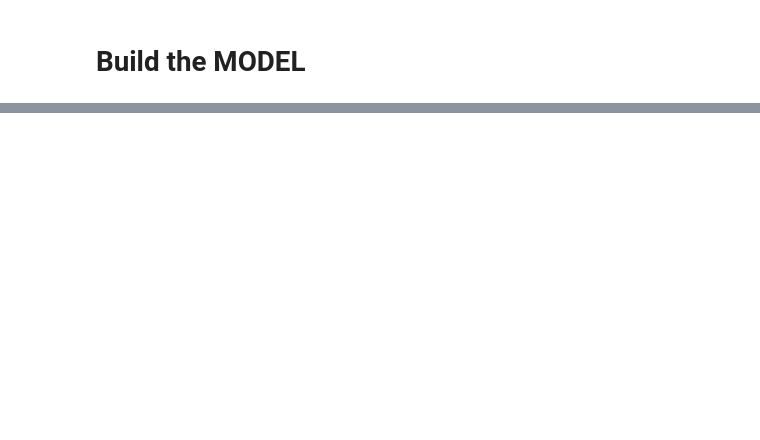
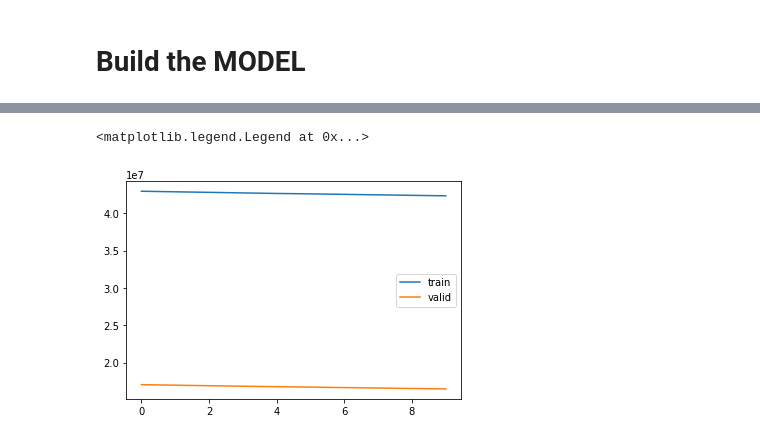
Before and after one commit to soniclavier/bigdata-notebook, a Jupyter notebook: datascience/rnn/Webtraffic_forecasting_LSTM.ipynb, the cells around one changed output, grey strips where cells are left out. Cells and saved outputs as stored; diff of their text form; code cells hidden in the pictures; blank space fills up the shorter version.

Commit message:
improve lstm model

```diff
--- a/datascience/rnn/Webtraffic_forecasting_LSTM.ipynb
+++ b/datascience/rnn/Webtraffic_forecasting_LSTM.ipynb
@@ -669,0 +636,4 @@ print(train_y.shape, valid_y.shape, test_y.shape)
+# %%
+train_x, train_y = produceLagggedInput(train)
+valid_x, valid_y = produceLagggedInput(valid)
+test_x, test_y = produceLagggedInput(test)
@@ -679,11 +673,19 @@ def reshapeHelper(data, timesteps = 1):
     return data.reshape(data.shape[0], timesteps, data.shape[1])
+# %%
+batch_size = 32
 # %%
-def buildLSTMModel(X, Y, units = 1000):
+def buildLSTMModel(X, Y, units = 50, lr = 0.001, activation = 'relu'):
+    adam = Adam(lr = lr)
     model = Sequential()
     print(X.shape)
-    model.add(LSTM(units, input_shape=(1, X.shape[1])))
-    model.add(Dense(1, activation='relu'))
-    model.compile(optimizer='rmsprop', loss='mse')
+    model.add(LSTM(units, input_shape=(1, X.shape[1]), return_sequences=True))
+    model.add(Dropout(0.2))
+    model.add(LSTM(units, return_sequences=True))
+    model.add(Dropout(0.2))
+    model.add(LSTM(units))
+    model.add(Dropout(0.2))
+    model.add(Dense(units = 1, activation=activation))
+    model.compile(optimizer=adam, loss='mean_squared_error')
     return model
 # %%
 model = buildLSTMModel(train_x, train_y)
@@ -692,3 +694,3 @@ model = buildLSTMModel(train_x, train_y)
 # %%
-model.fit(reshapeHelper(train_x), train_y, epochs = 2, validation_data=(reshapeHelper(valid_x), valid_y))
+history = model.fit(reshapeHelper(train_x), train_y, epochs = 10, validation_data=(reshapeHelper(valid_x), valid_y), batch_size=batch_size)
 # %% [output]
@@ -717,0 +729,7 @@ array([[ 0.57065868],
+# %%
+plt.plot(history.history['loss'], label ='train')
+plt.plot(history.history['val_loss'], label='valid')
+plt.legend()
+# %% [output]
+<matplotlib.legend.Legend at 0x...>
+[figure, added]
```
Also changed, not shown: parts of 38 cells of this notebook.
